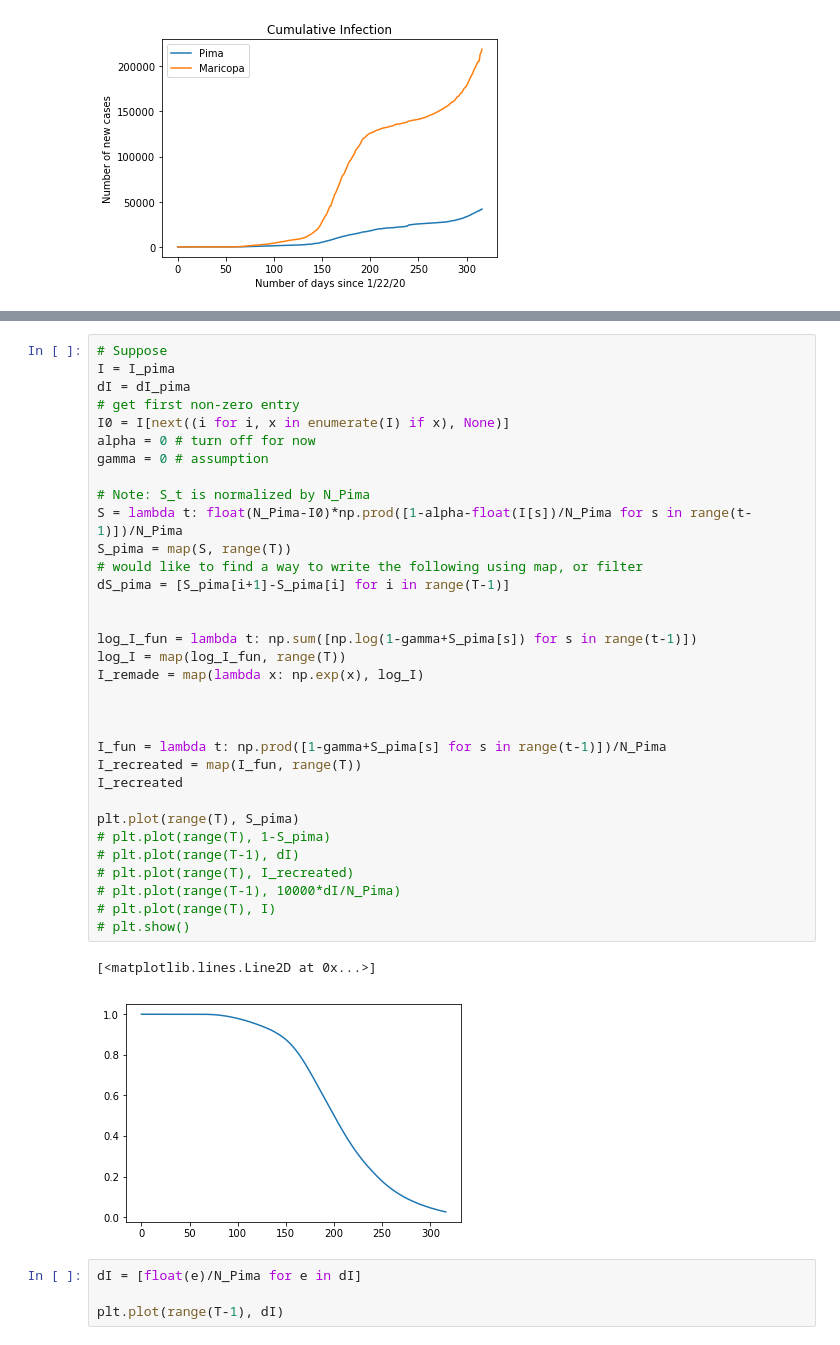
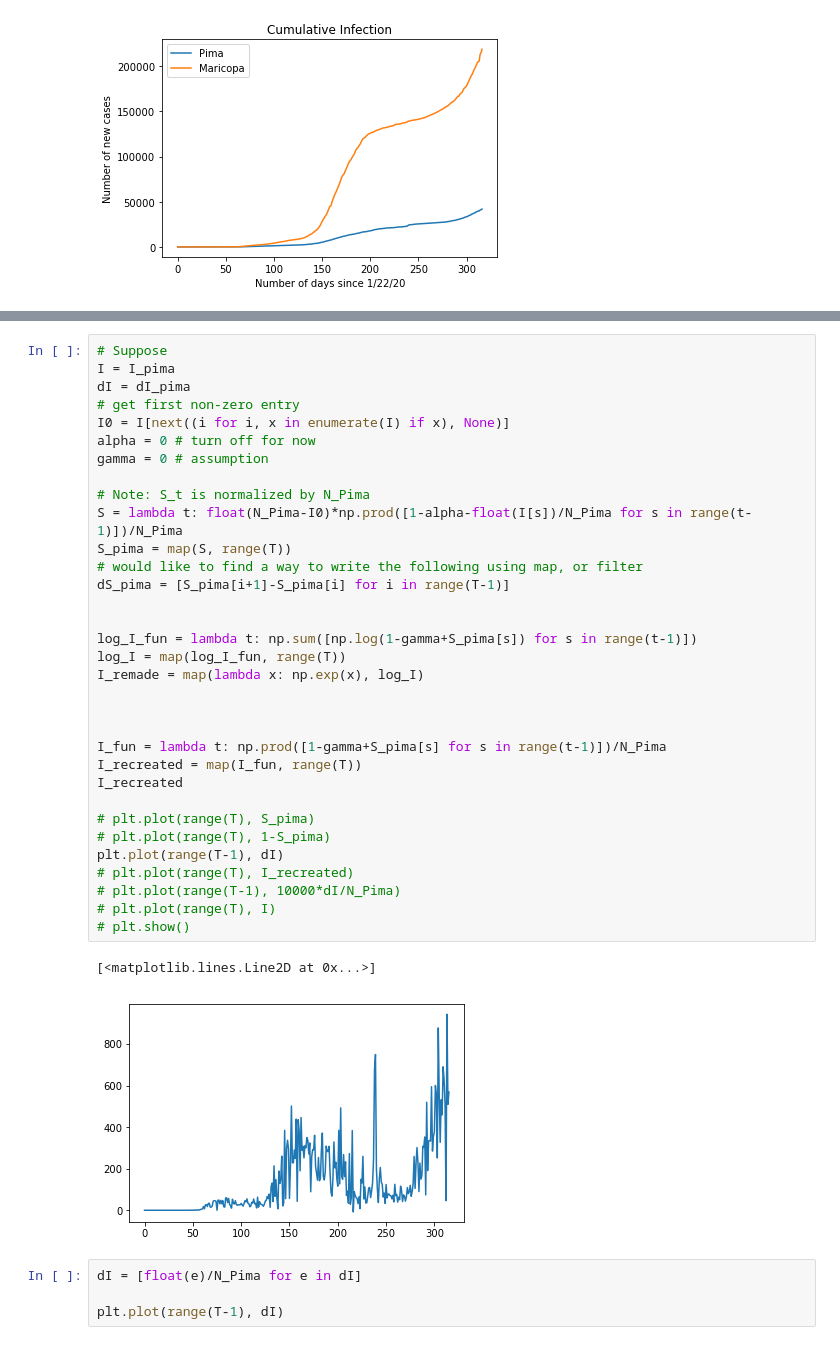
Before and after one commit to Rubalicious/vaccine-allocation, a Jupyter notebook: data.ipynb, the cells around one changed output, grey strips where cells are left out. Cells and saved outputs as stored; diff of their text form.

```diff
--- a/data.ipynb
+++ b/data.ipynb
@@ -104,36 +95,36 @@ I = I_pima
 dI = dI_pima
 # get first non-zero entry
 I0 = I[next((i for i, x in enumerate(I) if x), None)]
 alpha = 0 # turn off for now
 gamma = 0 # assumption
 
 # Note: S_t is normalized by N_Pima
 S = lambda t: float(N_Pima-I0)*np.prod([1-alpha-float(I[s])/N_Pima for s in range(t-1)])/N_Pima
 S_pima = map(S, range(T))
 # would like to find a way to write the following using map, or filter
 dS_pima = [S_pima[i+1]-S_pima[i] for i in range(T-1)]
 
 
 log_I_fun = lambda t: np.sum([np.log(1-gamma+S_pima[s]) for s in range(t-1)])
 log_I = map(log_I_fun, range(T))
 I_remade = map(lambda x: np.exp(x), log_I)
 
 
 
 I_fun = lambda t: np.prod([1-gamma+S_pima[s] for s in range(t-1)])/N_Pima
 I_recreated = map(I_fun, range(T))
 I_recreated
 
-plt.plot(range(T), S_pima)
+# plt.plot(range(T), S_pima)
 # plt.plot(range(T), 1-S_pima)
-# plt.plot(range(T-1), dI)
+plt.plot(range(T-1), dI)
 # plt.plot(range(T), I_recreated)
 # plt.plot(range(T-1), 10000*dI/N_Pima)
 # plt.plot(range(T), I)
 # plt.show()
 # %% [output]
 [<matplotlib.lines.Line2D at 0x...>]
-[figure, old version]
+[figure, new version]
 # %%
 dI = [float(e)/N_Pima for e in dI]
 
```
Also changed, not shown: parts of 7 cells of this notebook, 1 other file.
